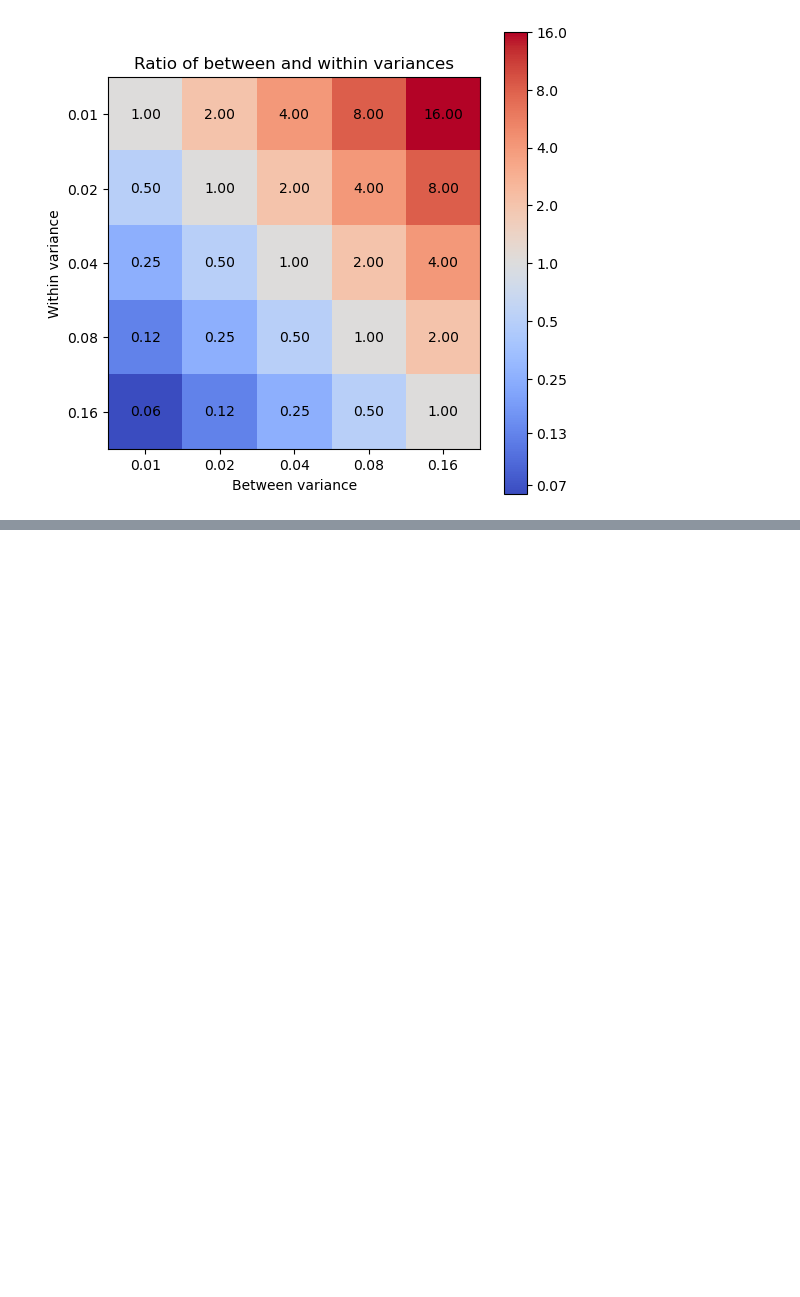
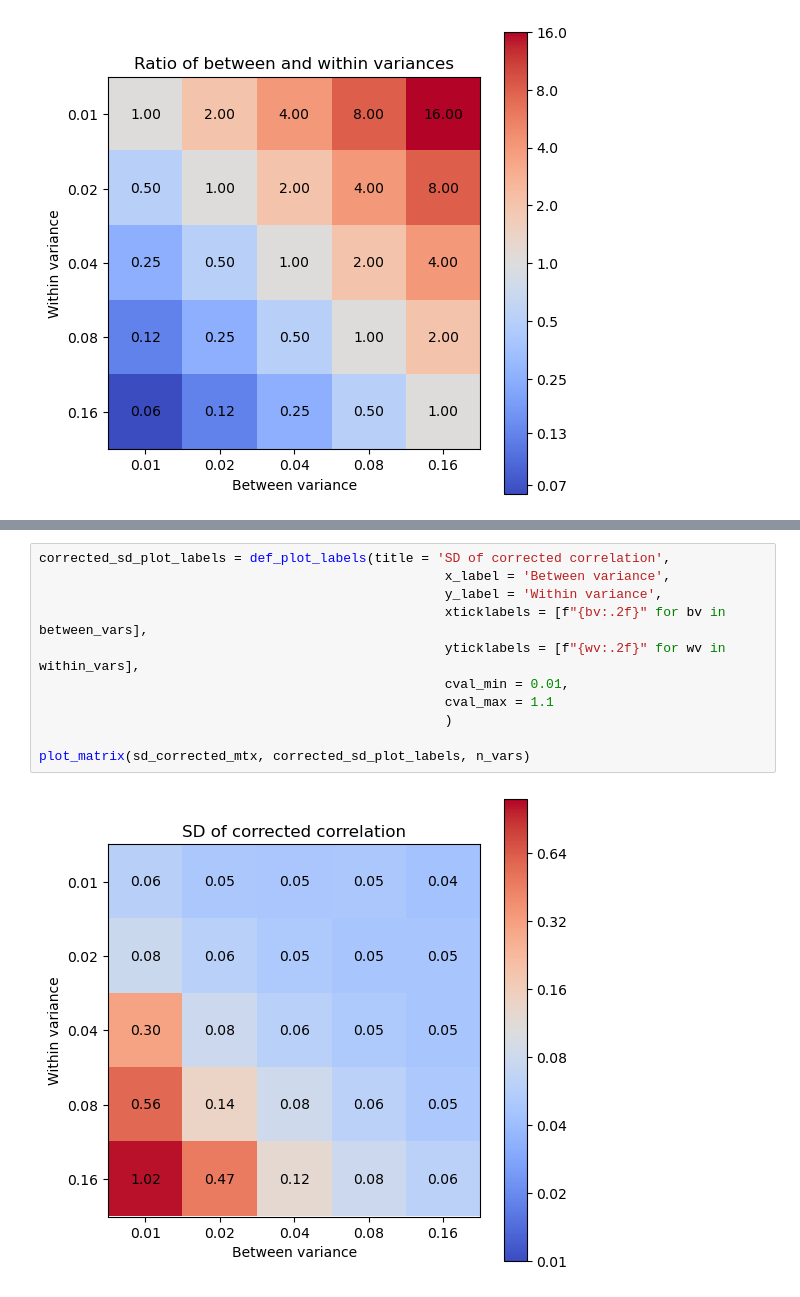
Before and after one commit to fh986/crowding-individual-difference, a Jupyter notebook: simulation_noiseCorrection_crowdingReading_testVariances.ipynb, the cells around one changed output, grey strips where cells are left out. Drawn from its saved outputs; the diff is of its cells as text; blank space fills up the shorter version.

```diff
--- a/simulation_noiseCorrection_crowdingReading_testVariances.ipynb
+++ b/simulation_noiseCorrection_crowdingReading_testVariances.ipynb
@@ -617,0 +608,13 @@ plot_matrix(rmse_corrected_mtx, corrected_plot_labels, n_vars)
+# %%
+corrected_sd_plot_labels = def_plot_labels(title = 'SD of corrected correlation',
+                                                    x_label = 'Between variance',
+                                                    y_label = 'Within variance',
+                                                    xticklabels = [f"{bv:.2f}" for bv in between_vars],
+                                                    yticklabels = [f"{wv:.2f}" for wv in within_vars],
+                                                    cval_min = 0.01,
+                                                    cval_max = 1.1
+                                                    )
+
+plot_matrix(sd_corrected_mtx, corrected_sd_plot_labels, n_vars)
+# %% [output]
+[figure, added]
```
Also changed, not shown: parts of 8 cells of this notebook.
